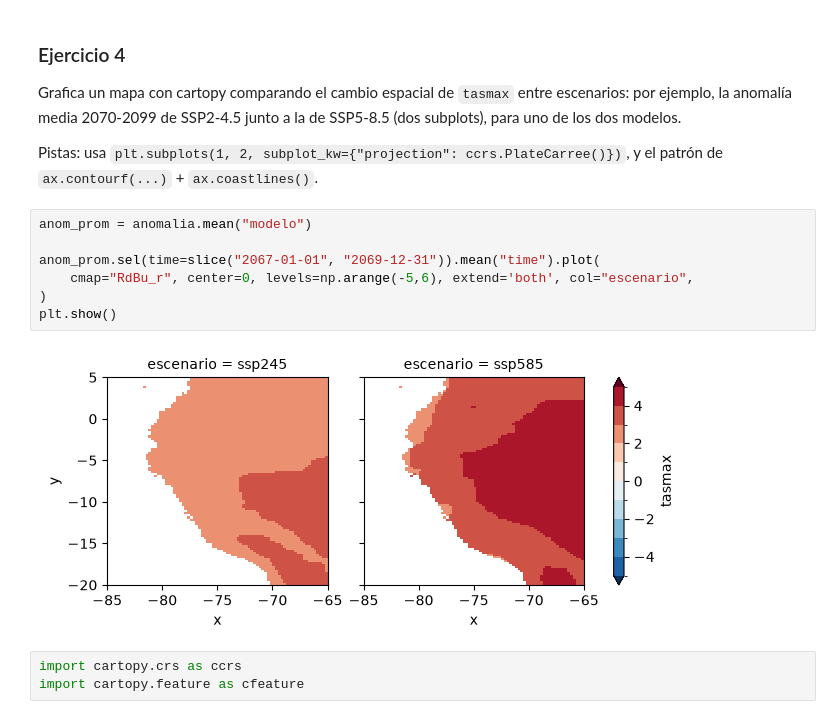
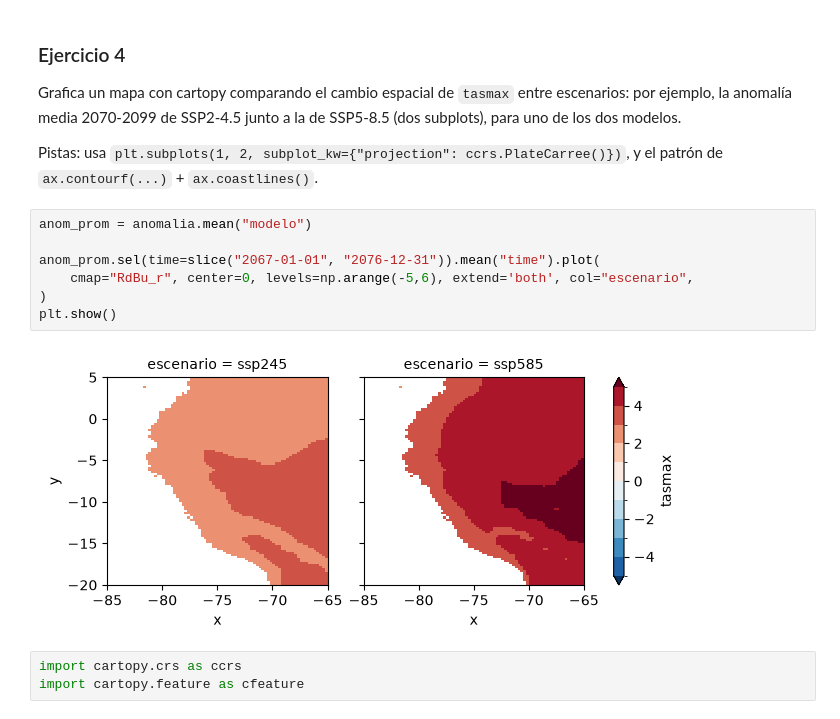
Before and after one commit to SALINASSebas/geocomputacion_-1GEO20-, a Jupyter notebook: ejercicios/ejercicios_aplicados/proyecciones_climaticas_grillado.ipynb, the cells around one changed output. Drawn from its saved outputs; the diff is of its cells as text.

```diff
--- a/ejercicios/ejercicios_aplicados/proyecciones_climaticas_grillado.ipynb
+++ b/ejercicios/ejercicios_aplicados/proyecciones_climaticas_grillado.ipynb
@@ -405,12 +519,12 @@ Pistas: usa `plt.subplots(1, 2, subplot_kw={"projection": ccrs.PlateCarree()})`,
 # %%
 anom_prom = anomalia.mean("modelo")
 
-anom_prom.sel(time=slice("2067-01-01", "2069-12-31")).mean("time").plot(
+anom_prom.sel(time=slice("2067-01-01", "2076-12-31")).mean("time").plot(
     cmap="RdBu_r", center=0, levels=np.arange(-5,6), extend='both', col="escenario",
 )
 plt.show()
 # %% [output]
-[figure, old version]
+[figure, new version]
 # %%
 import cartopy.crs as ccrs
 import cartopy.feature as cfeature
```
Also changed, not shown: parts of 10 cells of this notebook, 3 other files.
